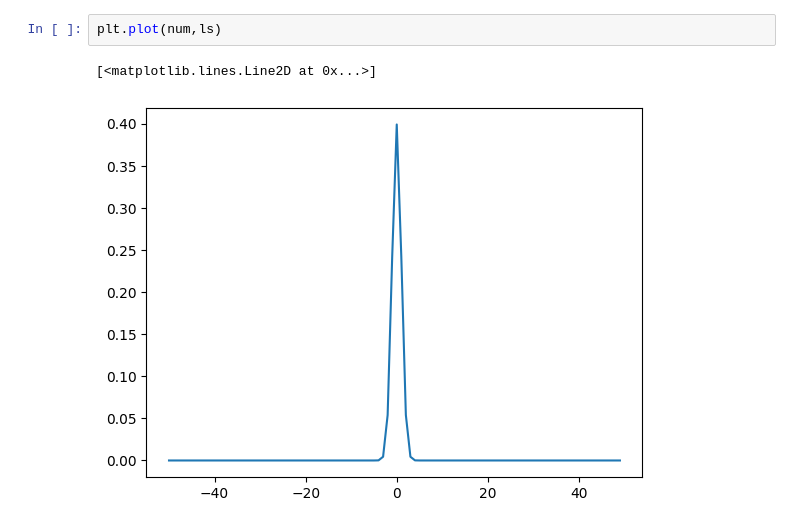
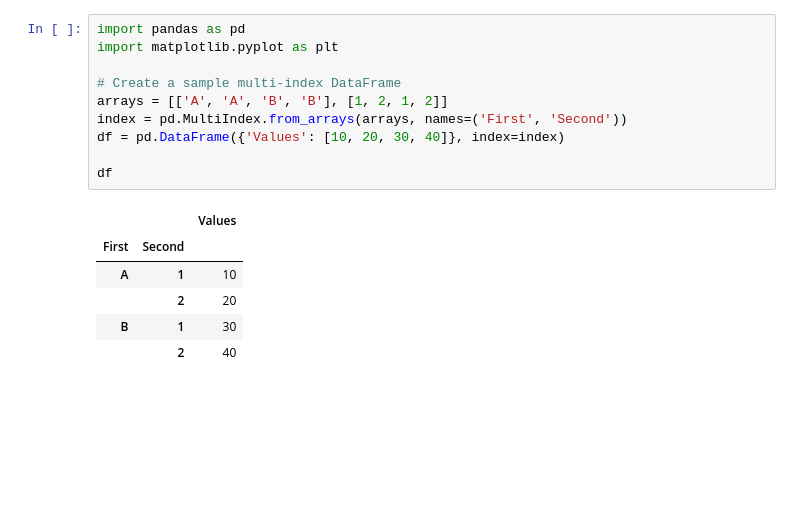
Before and after one commit to reawphongsaphak/self-learn, a Jupyter notebook: data/test.ipynb, the cells around one changed output. Saved outputs shown, nothing was run; the diff lists cells and outputs as text; blank space fills up the shorter version.

```diff
--- a/data/test.ipynb
+++ b/data/test.ipynb
@@ -11,5 +1,17 @@ for x in num:
-# %%
-plt.plot(num,ls)
-# %% [output]
-[<matplotlib.lines.Line2D at 0x...>]
-[figure, removed]
+# %%
+import pandas as pd
+import matplotlib.pyplot as plt
+
+# Create a sample multi-index DataFrame
+arrays = [['A', 'A', 'B', 'B'], [1, 2, 1, 2]]
+index = pd.MultiIndex.from_arrays(arrays, names=('First', 'Second'))
+df = pd.DataFrame({'Values': [10, 20, 30, 40]}, index=index)
+
+df
+# %% [output]
+|  |  | Values |
+| First | Second |  |
+| A | 1 | 10 |
+|  | 2 | 20 |
+| B | 1 | 30 |
+|  | 2 | 40 |
```
Also changed, not shown: parts of 4 cells of this notebook, 2 other files.
